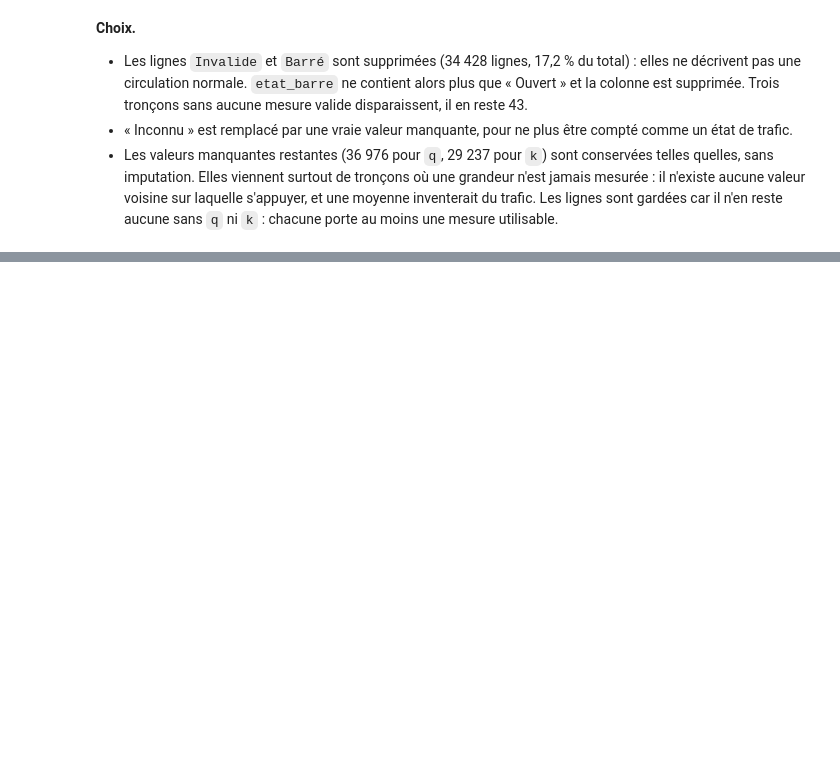
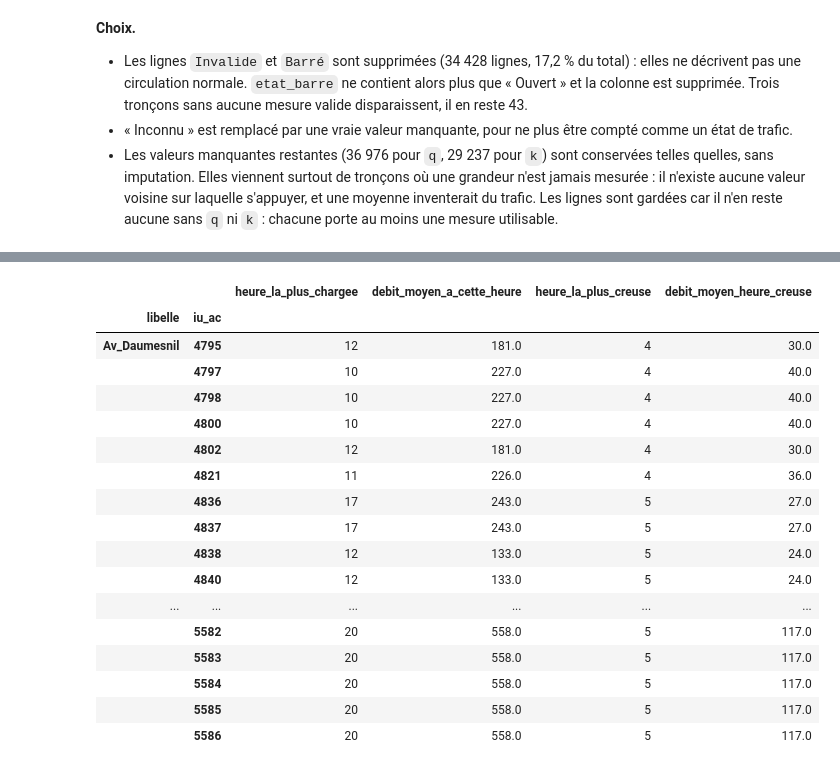
Before and after one commit to Schneider509/Aivanvity-projet-trafic, a Jupyter notebook: projet_data.ipynb, the cells around one changed output, grey strips where cells are left out. Drawn from its saved outputs; the diff is of its cells as text; code cells hidden in the pictures; blank space fills up the shorter version.

```diff
--- a/projet_data.ipynb
+++ b/projet_data.ipynb
@@ -402,0 +652,34 @@ dtype: int64
+# %%
+profil_horaire = (
+    df.groupby(["libelle", "iu_ac", "Heure_num"], observed=True)["q"]
+    .mean()
+    .unstack("Heure_num")
+    .dropna(how="all")
+)
+
+pointe = pd.DataFrame({
+    "heure_la_plus_chargee": profil_horaire.idxmax(axis=1),
+    "debit_moyen_a_cette_heure": profil_horaire.max(axis=1).round(0),
+    "heure_la_plus_creuse": profil_horaire.idxmin(axis=1),
+    "debit_moyen_heure_creuse": profil_horaire.min(axis=1).round(0),
+})
+pointe
+# %% [output]
+|  |  | heure_la_plus_chargee | debit_moyen_a_cette_heure | heure_la_plus_creuse | debit_moyen_heure_creuse |
+| libelle | iu_ac |  |  |  |  |
+| Av_Daumesnil | 4795 | 12 | 181.0 | 4 | 30.0 |
+|  | 4797 | 10 | 227.0 | 4 | 40.0 |
+|  | 4798 | 10 | 227.0 | 4 | 40.0 |
+|  | 4800 | 10 | 227.0 | 4 | 40.0 |
+|  | 4802 | 12 | 181.0 | 4 | 30.0 |
+|  | 4821 | 11 | 226.0 | 4 | 36.0 |
+|  | 4836 | 17 | 243.0 | 5 | 27.0 |
+|  | 4837 | 17 | 243.0 | 5 | 27.0 |
+|  | 4838 | 12 | 133.0 | 5 | 24.0 |
+|  | 4840 | 12 | 133.0 | 5 | 24.0 |
+| ... | ... | ... | ... | ... | ... |
+|  | 5582 | 20 | 558.0 | 5 | 117.0 |
+|  | 5583 | 20 | 558.0 | 5 | 117.0 |
+|  | 5584 | 20 | 558.0 | 5 | 117.0 |
+|  | 5585 | 20 | 558.0 | 5 | 117.0 |
+|  | 5586 | 20 | 558.0 | 5 | 117.0 |
```
Also changed, not shown: parts of 26 cells of this notebook, 1 other file.
